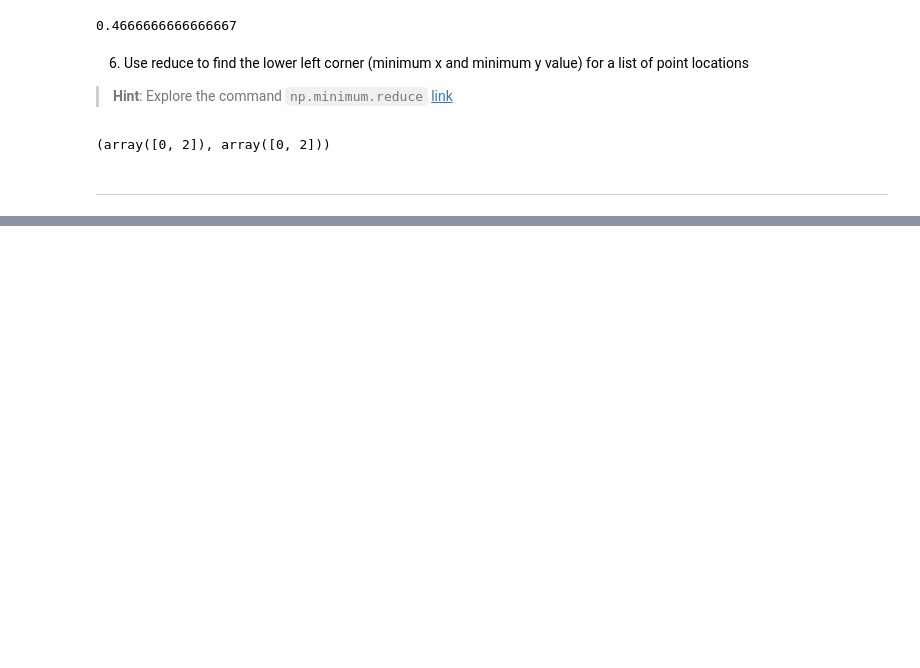
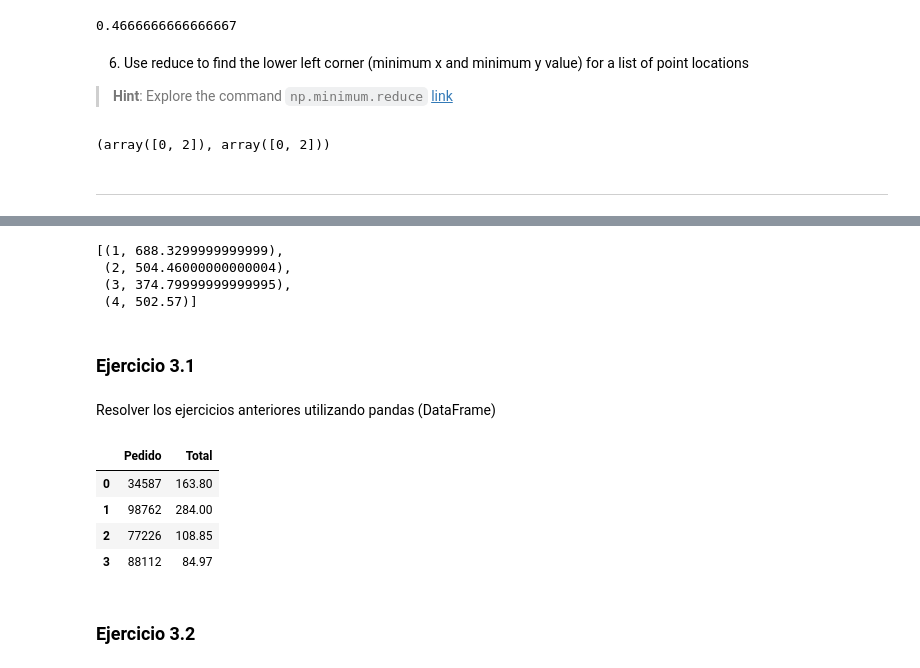
Before and after one commit to munoz97/Tarea2.Pablo.Tona, a Jupyter notebook: Tarea2_Pablo_Tona.ipynb, the cells around one changed output, grey strips where cells are left out. Drawn from its saved outputs; the diff is of its cells as text; code cells hidden in the pictures; blank space fills up the shorter version.

```diff
--- a/Tarea2_Pablo_Tona.ipynb
+++ b/Tarea2_Pablo_Tona.ipynb
@@ -184,0 +187,15 @@ ________________________________
+# %%
+orders = [ ["34587", "Learning Python, Mark Lutz", 4, 40.95],
+           ["98762", "Programming Python, Mark Lutz", 5, 56.80],
+           ["77226", "Head First Python, Paul Barry", 3,32.95],
+           ["88112", "Einführung in Python3, Bernd Klein", 3, 24.99]]
+
+# 1- Creamos una función para realizar el aumento a los pedidos menores de 100
+
+# Crear funcion condicional
+condicional = lambda x,y: (x*y)+10 if x*y <100 else x*y
+
+# 2- Utilziamos map y lambda para iterar y construir las tuplas.
+
+result = list(map(lambda i: (i[0], condicional(i[2],i[3])), orders  ))
+result
@@ -184,0 +211,65 @@ ________________________________
+# %%
+
+orders1 = [[1, ("5464", 4, 9.99), ("8274",18,12.99), ("9744", 9, 44.95)],
+          [2, ("5464", 9, 9.99), ("9744", 9, 44.95)],
+          [3, ("5464", 9, 9.99), ("88112", 11, 24.99)],
+          [4, ("8732", 7, 11.99), ("7733",11,18.99), ("88112", 5, 39.95)] ]
+
+from functools import reduce
+
+# Crear función de suma para reduce
+suma = lambda x,y: x+y
+
+# Crear variable para almacenar el índice
+indice = list(map(lambda x: x[0],orders1))
+
+#Crear variable para almacenar las tuplas
+tuplas = list(map(lambda x: x[1:], orders1))
+
+#Crear variable para realizar la multiplicacion de los ultimos 2 elementos de la tupla
+resultado = list(map(lambda y: reduce(suma, list(map(lambda x: condicional(x[1],x[2]), y))) ,tuplas ))
+
+# Juntar el índice con las operaciones de las tuplas
+final = list(zip(indice,resultado))
+final
+# %% [output]
+[(1, 688.3299999999999),
+ (2, 504.46000000000004),
+ (3, 374.79999999999995),
+ (4, 502.57)]
+# %% [markdown]
+### Ejercicio 3.1
+# %% [markdown]
+Resolver los ejercicios anteriores utilizando pandas (DataFrame)
+# %%
+import pandas as pd
+import numpy as np
+from functools import reduce
+
+orders = [ ["34587", "Learning Python, Mark Lutz", 4, 40.95],
+           ["98762", "Programming Python, Mark Lutz", 5, 56.80],
+           ["77226", "Head First Python, Paul Barry", 3,32.95],
+           ["88112", "Einführung in Python3, Bernd Klein", 3, 24.99]]
+
+# Lo volvemos dataframe
+df = pd.DataFrame(orders)
+
+# Eliminamos la columna con los nombres
+df = df.drop(columns=[1])
+
+# Realizamos la operacion entre la columna 2 y 3
+df['total'] = pd.DataFrame(map(condicional, df[2],df[3] ))
+
+# Nombramos las columnas
+df.columns = ['Pedido','a','b','Total']
+
+# Eliminamos las columnas que no nos interesan
+df.drop(columns=['a','b'])
+# %% [output]
+|  | Pedido | Total |
+| 0 | 34587 | 163.80 |
+| 1 | 98762 | 284.00 |
+| 2 | 77226 | 108.85 |
+| 3 | 88112 | 84.97 |
+# %% [markdown]
+### Ejercicio 3.2
```
Also changed, not shown: parts of 18 cells of this notebook.
